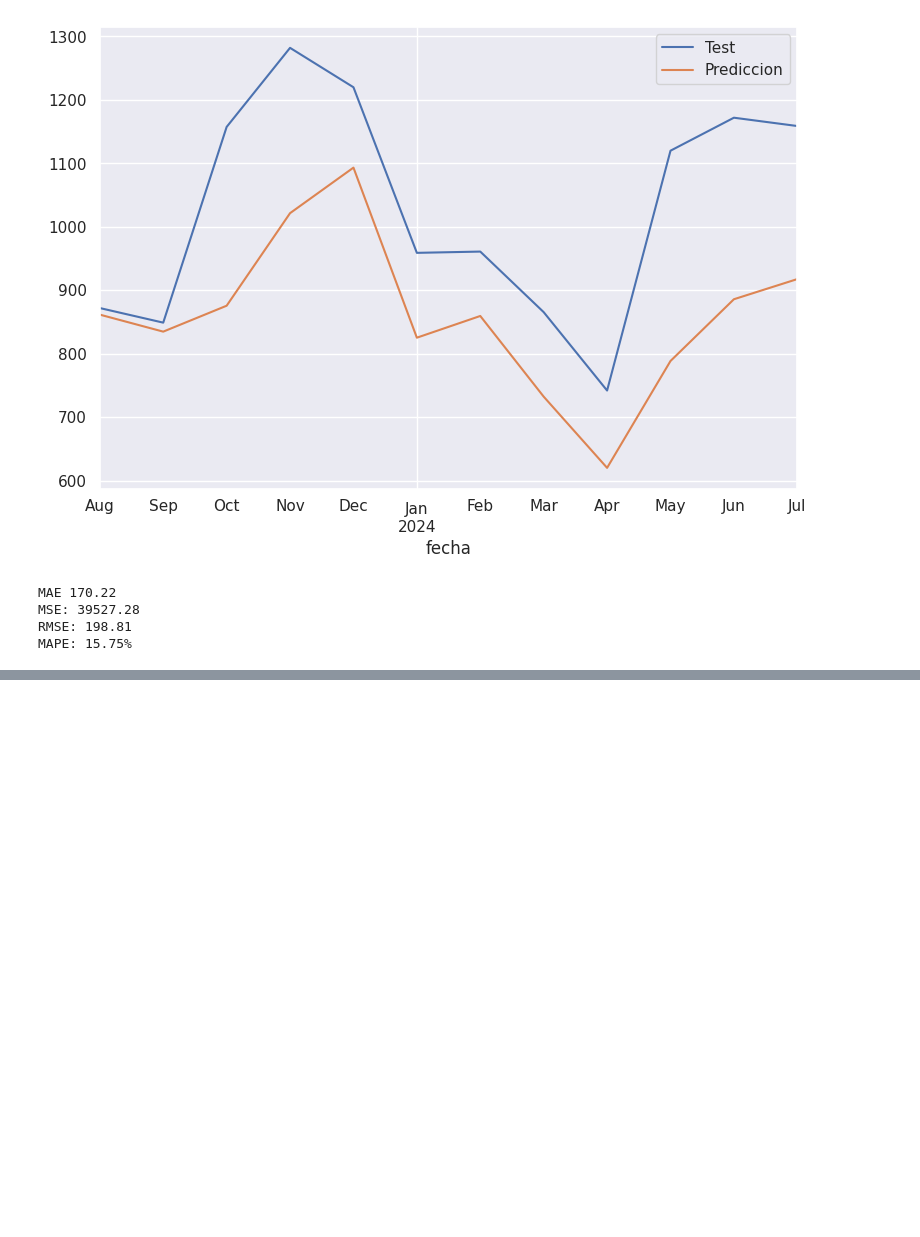
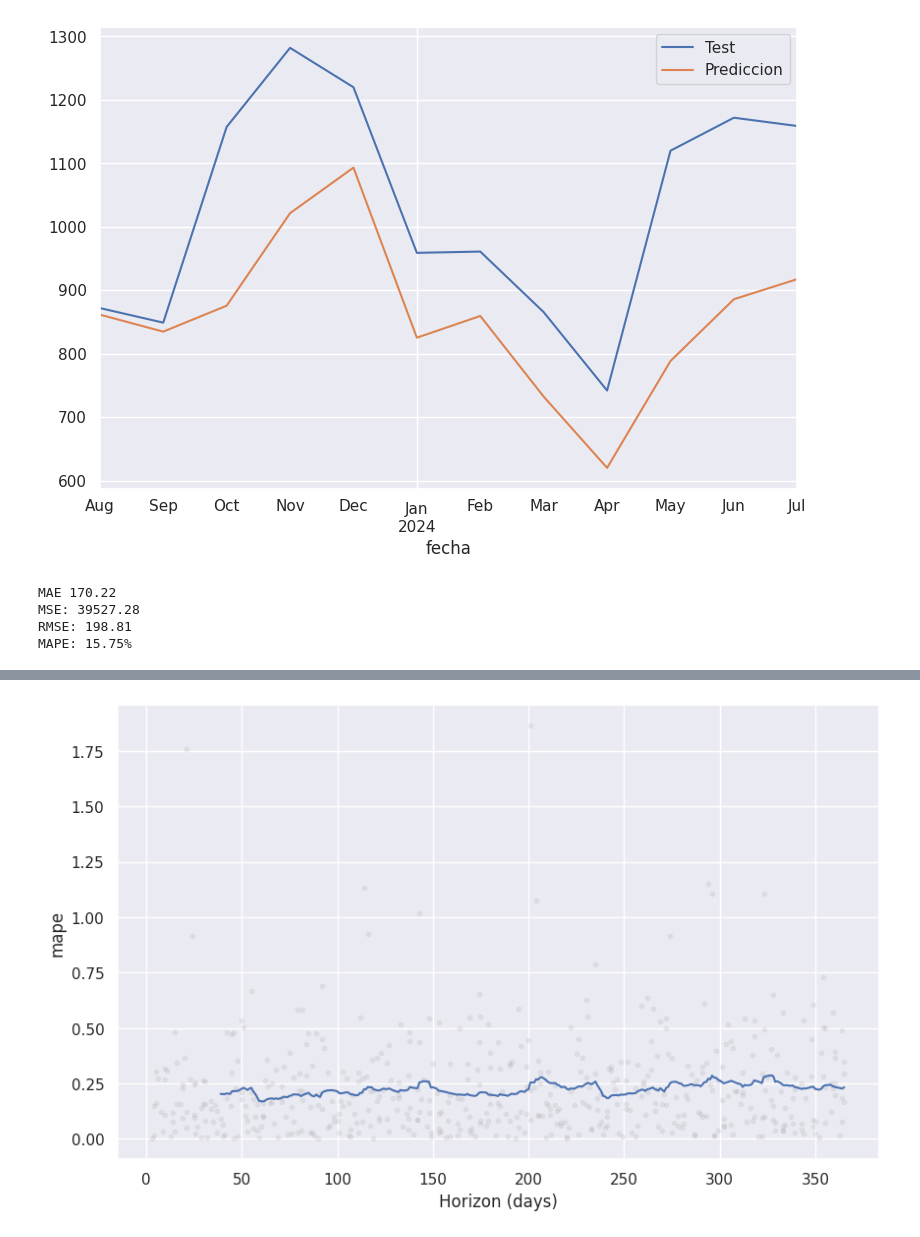
Before and after one commit to LordOnion88/MAD, a Jupyter notebook: Series de Tiempo/Predicciones produccion de cafe/Produccion de cafe.ipynb, the cells around one changed output, grey strips where cells are left out. Cells and saved outputs as stored; diff of their text form; code cells hidden in the pictures; blank space fills up the shorter version.

```diff
--- a/Series de Tiempo/Predicciones produccion de cafe/Produccion de cafe.ipynb
+++ b/Series de Tiempo/Predicciones produccion de cafe/Produccion de cafe.ipynb
@@ -251,0 +354,3 @@ MAPE: 15.75%
+# %%
+df_p_cv = cross_validation(modelo, initial='720 days',period='180 days',horizon='365 days')
+df_p_cv
@@ -251,0 +405,4 @@ MAPE: 15.75%
+# %%
+fig = plot_cross_validation_metric(df_p_cv, metric='mape')
+# %% [output]
+[figure, added]
```
Also changed, not shown: parts of 13 cells of this notebook.
